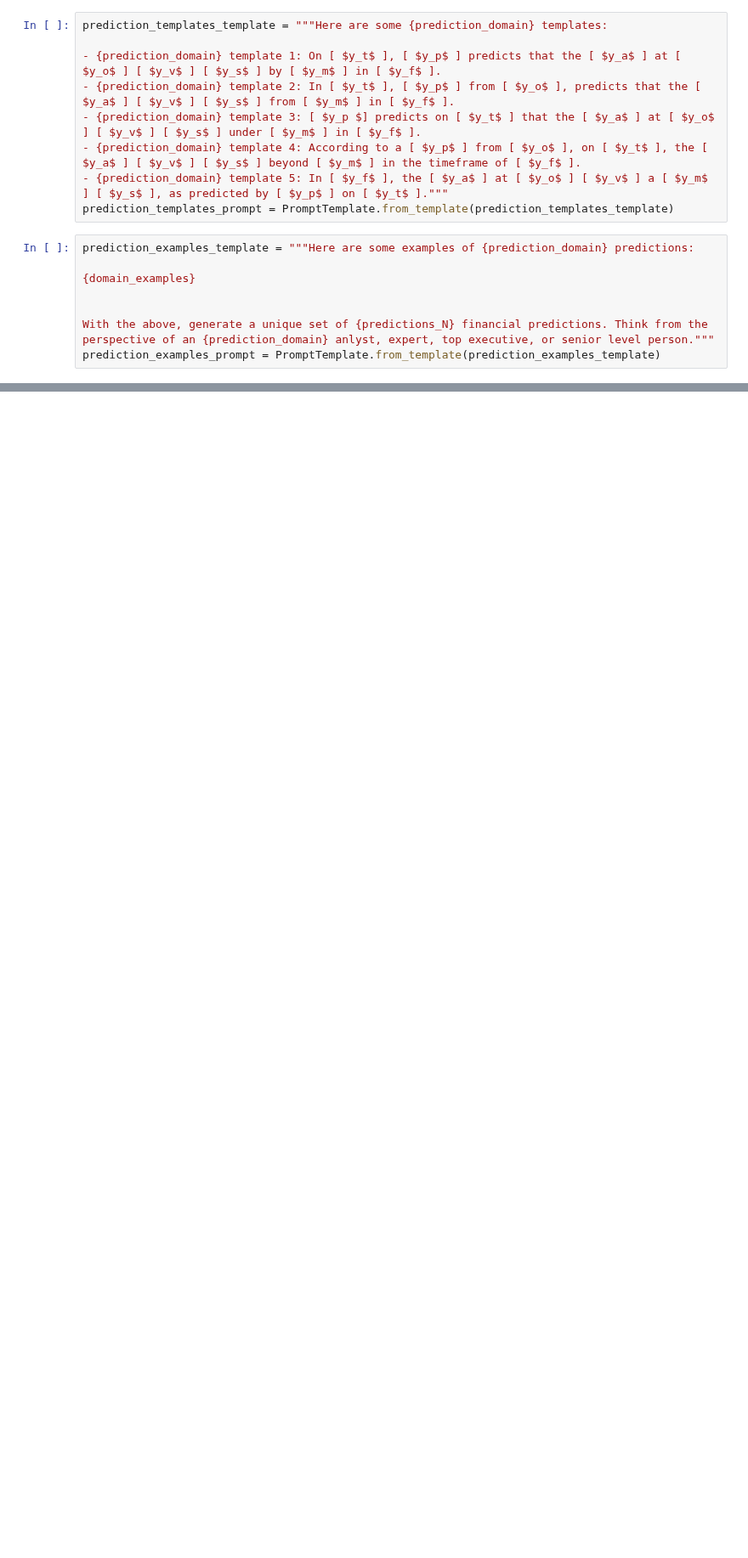
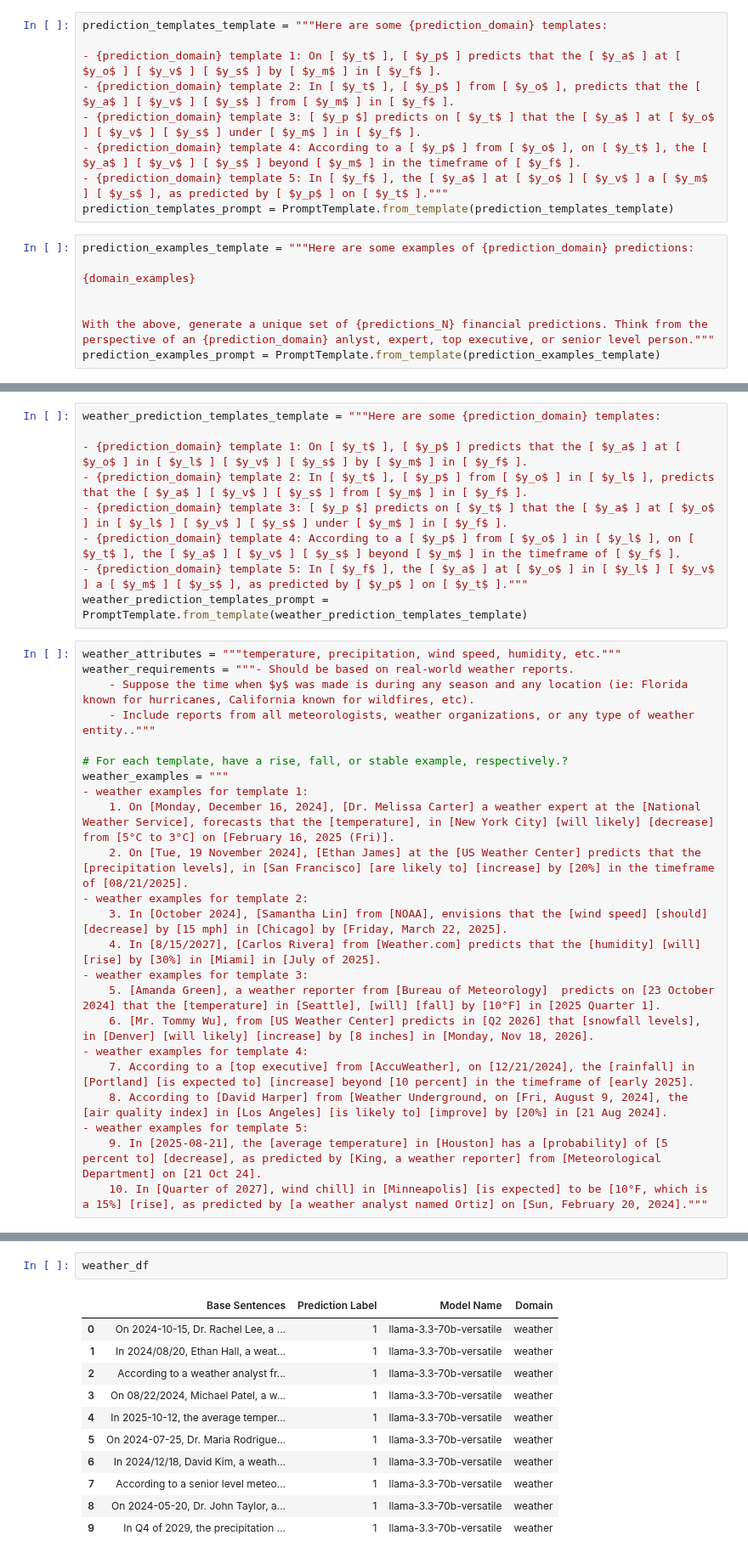
Before and after one commit to ufdatastudio/predictions, a Jupyter notebook: play/1-generate_predictions_langchain.ipynb, the cells around one changed output, grey strips where cells are left out. Shown at 85% size. Saved outputs shown, nothing was run; the diff lists cells and outputs as text; blank space fills up the shorter version.

```diff
--- a/play/1-generate_predictions_langchain.ipynb
+++ b/play/1-generate_predictions_langchain.ipynb
@@ -167,0 +126,32 @@ base_pipeline.generate_predictions(financial_prompt_output, 1)
+# %%
+weather_prediction_templates_template = """Here are some {prediction_domain} templates:
+
+- {prediction_domain} template 1: On [ $y_t$ ], [ $y_p$ ] predicts that the [ $y_a$ ] at [ $y_o$ ] in [ $y_l$ ] [ $y_v$ ] [ $y_s$ ] by [ $y_m$ ] in [ $y_f$ ].
+- {prediction_domain} template 2: In [ $y_t$ ], [ $y_p$ ] from [ $y_o$ ] in [ $y_l$ ], predicts that the [ $y_a$ ] [ $y_v$ ] [ $y_s$ ] from [ $y_m$ ] in [ $y_f$ ].
+- {prediction_domain} template 3: [ $y_p $] predicts on [ $y_t$ ] that the [ $y_a$ ] at [ $y_o$ ] in [ $y_l$ ] [ $y_v$ ] [ $y_s$ ] under [ $y_m$ ] in [ $y_f$ ].
+- {prediction_domain} template 4: According to a [ $y_p$ ] from [ $y_o$ ] in [ $y_l$ ], on [ $y_t$ ], the [ $y_a$ ] [ $y_v$ ] [ $y_s$ ] beyond [ $y_m$ ] in the timeframe of [ $y_f$ ].
+- {prediction_domain} template 5: In [ $y_f$ ], the [ $y_a$ ] at [ $y_o$ ] in [ $y_l$ ] [ $y_v$ ] a [ $y_m$ ] [ $y_s$ ], as predicted by [ $y_p$ ] on [ $y_t$ ]."""
+weather_prediction_templates_prompt = PromptTemplate.from_template(weather_prediction_templates_template)
+# %%
+weather_attributes = """temperature, precipitation, wind speed, humidity, etc."""
+weather_requirements = """- Should be based on real-world weather reports.
+    - Suppose the time when $y$ was made is during any season and any location (ie: Florida known for hurricanes, California known for wildfires, etc).
+    - Include reports from all meteorologists, weather organizations, or any type of weather entity.."""
+
+# For each template, have a rise, fall, or stable example, respectively.?
+weather_examples = """
+- weather examples for template 1:
+    1. On [Monday, December 16, 2024], [Dr. Melissa Carter] a weather expert at the [National Weather Service], forecasts that the [temperature], in [New York City] [will likely] [decrease] from [5°C to 3°C] on [February 16, 2025 (Fri)].
+    2. On [Tue, 19 November 2024], [Ethan James] at the [US Weather Center] predicts that the [precipitation levels], in [San Francisco] [are likely to] [increase] by [20%] in the timeframe of [08/21/2025].
+- weather examples for template 2:
+    3. In [October 2024], [Samantha Lin] from [NOAA], envisions that the [wind speed] [should] [decrease] by [15 mph] in [Chicago] by [Friday, March 22, 2025].
+    4. In [8/15/2027], [Carlos Rivera] from [Weather.com] predicts that the [humidity] [will] [rise] by [30%] in [Miami] in [July of 2025].
+- weather examples for template 3:
+    5. [Amanda Green], a weather reporter from [Bureau of Meteorology]  predicts on [23 October 2024] that the [temperature] in [Seattle], [will] [fall] by [10°F] in [2025 Quarter 1].
+    6. [Mr. Tommy Wu], from [US Weather Center] predicts in [Q2 2026] that [snowfall levels], in [Denver] [will likely] [increase] by [8 inches] in [Monday, Nov 18, 2026].
+- weather examples for template 4:
+    7. According to a [top executive] from [AccuWeather], on [12/21/2024], the [rainfall] in [Portland] [is expected to] [increase] beyond [10 percent] in the timeframe of [early 2025].
+    8. According to [David Harper] from [Weather Underground, on [Fri, August 9, 2024], the [air quality index] in [Los Angeles] [is likely to] [improve] by [20%] in [21 Aug 2024].
+- weather examples for template 5:
+    9. In [2025-08-21], the [average temperature] in [Houston] has a [probability] of [5 percent to] [decrease], as predicted by [King, a weather reporter] from [Meteorological Department] on [21 Oct 24].
+    10. In [Quarter of 2027], wind chill] in [Minneapolis] [is expected] to be [10°F, which is a 15%] [rise], as predicted by [a weather analyst named Ortiz] on [Sun, February 20, 2024]."""
@@ -167,0 +313,14 @@ base_pipeline.generate_predictions(financial_prompt_output, 1)
+# %%
+weather_df
+# %% [output]
+|  | Base Sentences | Prediction Label | Model Name | Domain |
+| 0 | On 2024-10-15, Dr. Rachel Lee, a ... | 1 | llama-3.3-70b-versatile | weather |
+| 1 | In 2024/08/20, Ethan Hall, a weat... | 1 | llama-3.3-70b-versatile | weather |
+| 2 | According to a weather analyst fr... | 1 | llama-3.3-70b-versatile | weather |
+| 3 | On 08/22/2024, Michael Patel, a w... | 1 | llama-3.3-70b-versatile | weather |
+| 4 | In 2025-10-12, the average temper... | 1 | llama-3.3-70b-versatile | weather |
+| 5 | On 2024-07-25, Dr. Maria Rodrigue... | 1 | llama-3.3-70b-versatile | weather |
+| 6 | In 2024/12/18, David Kim, a weath... | 1 | llama-3.3-70b-versatile | weather |
+| 7 | According to a senior level meteo... | 1 | llama-3.3-70b-versatile | weather |
+| 8 | On 2024-05-20, Dr. John Taylor, a... | 1 | llama-3.3-70b-versatile | weather |
+| 9 | In Q4 of 2029, the precipitation ... | 1 | llama-3.3-70b-versatile | weather |
```
Also changed, not shown: parts of 22 cells of this notebook, 2 other files.
